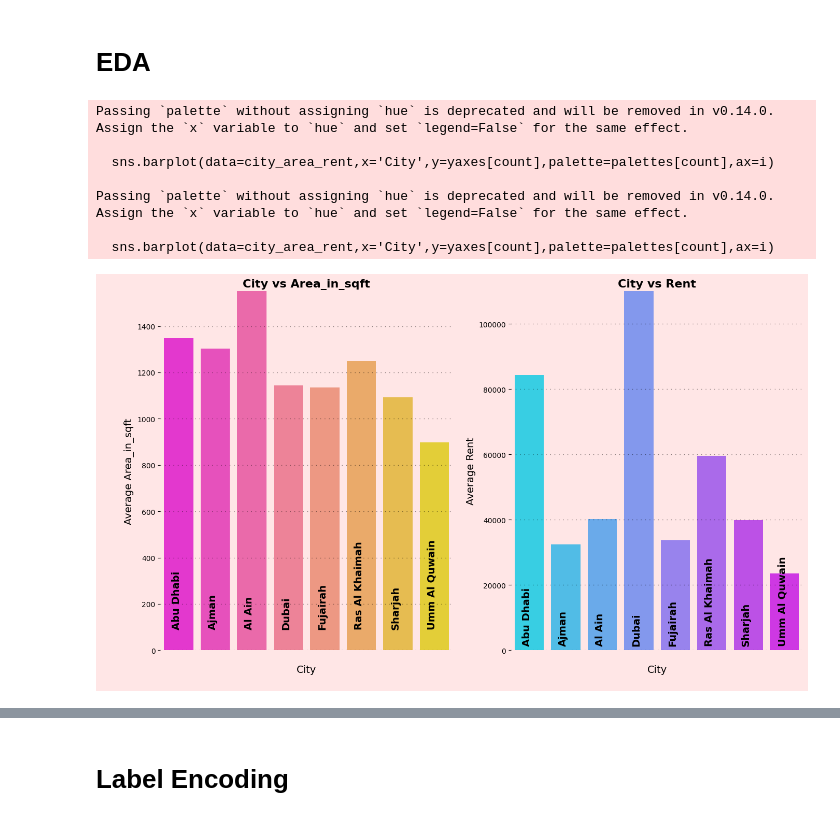
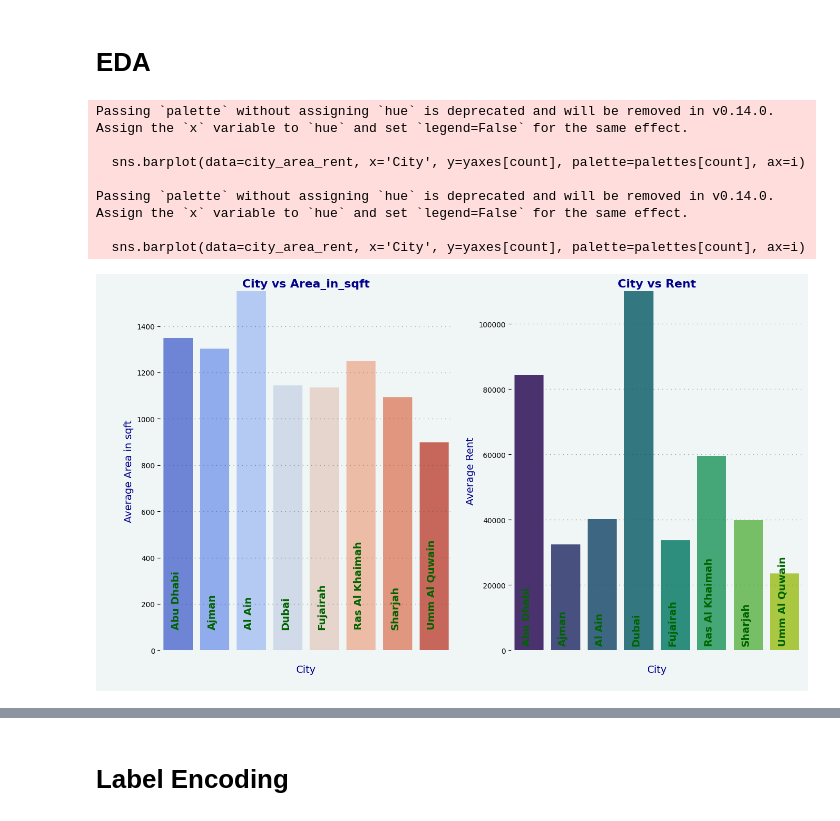
Before and after one commit to A66Youssef/Real_State-, a Jupyter notebook: UAE_RealState.ipynb, the cells around one changed output, grey strips where cells are left out. Saved outputs shown, nothing was run; the diff lists cells and outputs as text; code cells hidden in the pictures.

```diff
--- a/UAE_RealState.ipynb
+++ b/UAE_RealState.ipynb
@@ -143,40 +143,63 @@ plt.show()
 # %% [markdown]
 # EDA
 # %%
-city_area_rent = data.groupby('City').agg({'Area_in_sqft':'mean','Rent':'mean'}).reset_index()
+city_area_rent = data.groupby('City').agg({'Area_in_sqft': 'mean', 'Rent': 'mean'}).reset_index()
 
-fig,(ax1,ax2) = plt.subplots(1,2,figsize=(16,9),dpi=100)
-fig.patch.set_facecolor('#ffe6e6')
-yaxes = ['Area_in_sqft','Rent']
-palettes = ['spring','cool']
-limit=[[0,1550],[0,110000]]
-ylabel = ['Area_in_sqft','Rent']
-text = [100,2000]
+# Create figure and axes with new background color
+fig, (ax1, ax2) = plt.subplots(1, 2, figsize=(16, 9), dpi=100)
+fig.patch.set_facecolor('#f0f5f5')  # Light cyan background
+
+# Define parameters
+yaxes = ['Area_in_sqft', 'Rent']
+palettes = ['coolwarm', 'viridis']  # Changed palettes
+limit = [[0, 1550], [0, 110000]]
+ylabel = ['Area in sqft', 'Rent']
+text = [100, 2000]
 count = 0
-for i in [ax1,ax2]:
+
+# Iterate over axes to customize each plot
+for i in [ax1, ax2]:
     c_no = 0
-    i.set_facecolor('#ffe6e6')
-    sns.barplot(data=city_area_rent,x='City',y=yaxes[count],palette=palettes[count],ax=i)
-    i.grid(axis='y',linewidth=1,alpha=0.5,color='#000000',linestyle=':',dashes=(1,5))
+    i.set_facecolor('#f0f5f5')  # Set background color for each plot
+
+    # Create bar plots with new color palettes
+    sns.barplot(data=city_area_rent, x='City', y=yaxes[count], palette=palettes[count], ax=i)
+
+    # Customize the grid
+    i.grid(axis='y', linewidth=1, alpha=0.5, color='#2f4f4f', linestyle=':', dashes=(1, 5))  # Dark gray grid
+
+    # Set limits for y-axis
     i.set(ylim=limit[count])
-    for j in ['top','right','left','bottom']:
+
+    # Remove spines for a clean look
+    for j in ['top', 'right', 'left', 'bottom']:
         i.spines[j].set_visible(False)
-    i.set_title('City vs {}'.format(yaxes[count]),size=16,color='black',fontweight='bold')
-    i.set_xlabel('\nCity\n',size=14,color='black')
-    i.set_ylabel('\n\nAverage {}'.format(ylabel[count]),size=14,color='black')
+
+    # Set title and labels with updated colors
+    i.set_title('City vs {}'.format(yaxes[count]), size=16, color='darkblue', fontweight='bold')
+    i.set_xlabel('\nCity\n', size=14, color='darkblue')
+    i.set_ylabel('\n\nAverage {}'.format(ylabel[count]), size=14, color='darkblue')
+
+    # Remove x-ticks
     i.set_xticks([])
+
+    # Add text annotations with new color
     for j in i.patches:
-        i.text(j.get_x()+0.2,text[count],city_area_rent['City'][c_no],rotation='vertical',weight='bold',color='black',fontsize=14)
-        c_no = c_no+1
-    count = count + 1
+        i.text(j.get_x() + 0.2, text[count], city_area_rent['City'][c_no],
+               rotation='vertical', weight='bold', color='darkgreen', fontsize=14)
+        c_no += 1
+
+    count += 1
+
+plt.show()
 # %% [output]
 Passing `palette` without assigning `hue` is deprecated and will be removed in v0.14.0. Assign the `x` variable to `hue` and set `legend=False` for the same effect.
 
-  sns.barplot(data=city_area_rent,x='City',y=yaxes[count],palette=palettes[count],ax=i)
+  sns.barplot(data=city_area_rent, x='City', y=yaxes[count], palette=palettes[count], ax=i)
 
 Passing `palette` without assigning `hue` is deprecated and will be removed in v0.14.0. Assign the `x` variable to `hue` and set `legend=False` for the same effect.
 
-  sns.barplot(data=city_area_rent,x='City',y=yaxes[count],palette=palettes[count],ax=i)
+  sns.barplot(data=city_area_rent, x='City', y=yaxes[count], palette=palettes[count], ax=i)
-[figure, old version]
+[figure, new version]
 # %%
 room_type_rent = data.groupby('Type')['Rent'].mean().sort_values(ascending=True).reset_index()
```
Also changed, not shown: parts of 3 cells of this notebook.
